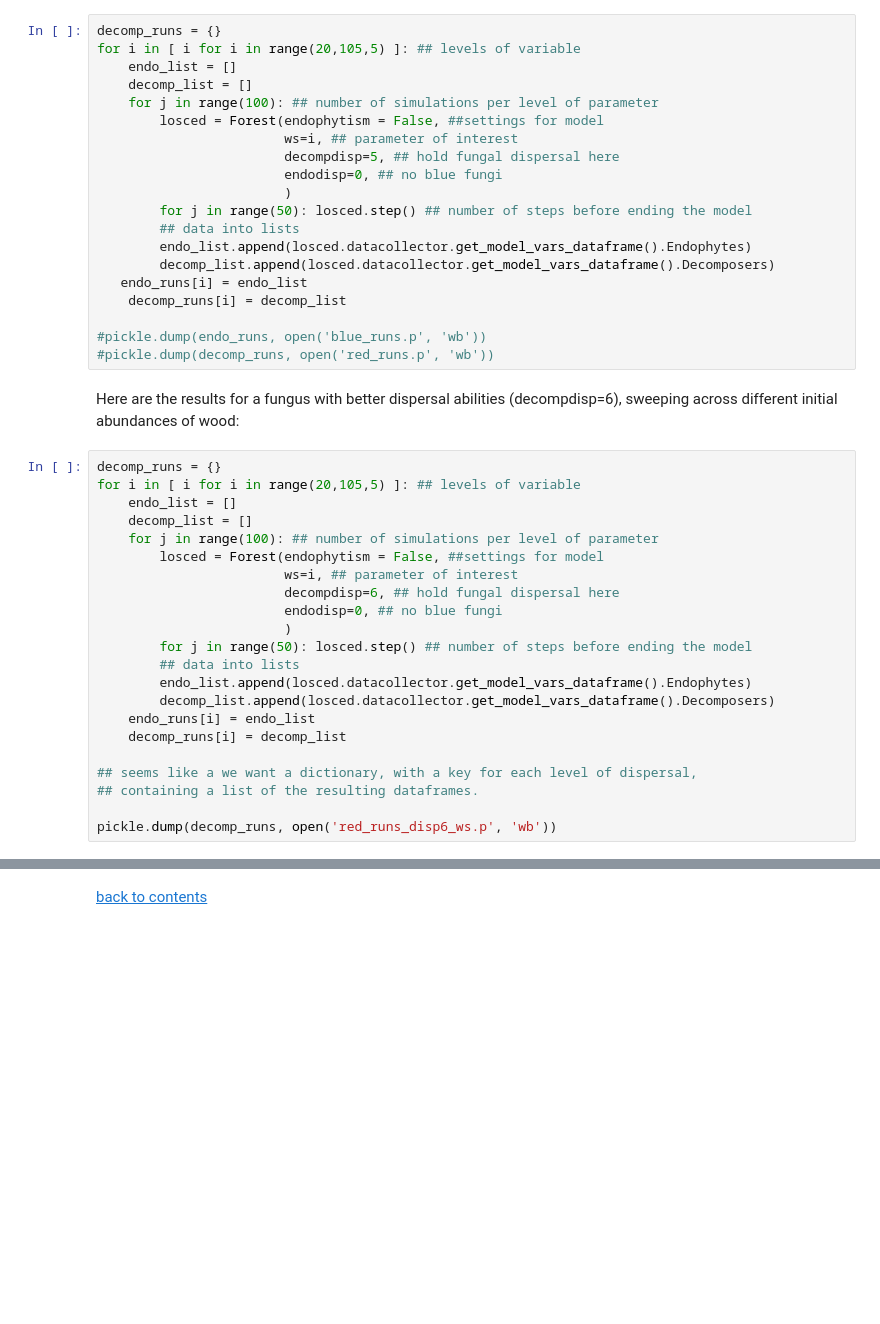
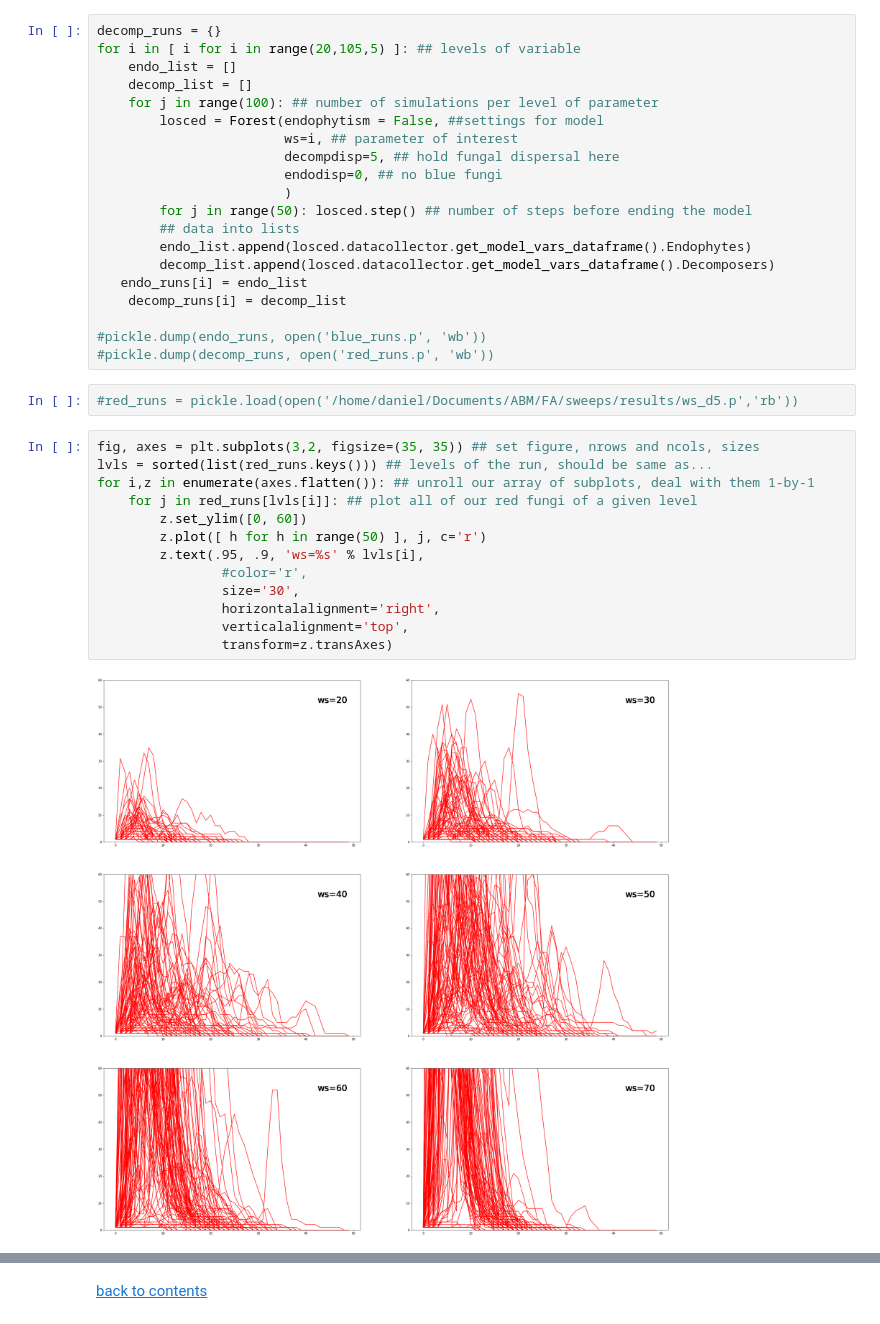
Before and after one commit to danchurch/FA_ABM, a Jupyter notebook: parameter_sweeps.ipynb, the cells around one changed output, grey strips where cells are left out. Saved outputs shown, nothing was run; the diff lists cells and outputs as text; blank space fills up the shorter version.

```diff
--- a/parameter_sweeps.ipynb
+++ b/parameter_sweeps.ipynb
@@ -120,27 +120,20 @@ for i in [ i for i in range(20,105,5) ]: ## levels of variable
 
 #pickle.dump(endo_runs, open('blue_runs.p', 'wb'))
 #pickle.dump(decomp_runs, open('red_runs.p', 'wb'))
-# %% [markdown]
-Here are the results for a fungus with better dispersal abilities (decompdisp=6), sweeping across different initial abundances of wood:
-# %%
-decomp_runs = {}
-for i in [ i for i in range(20,105,5) ]: ## levels of variable
-    endo_list = []
-    decomp_list = []
-    for j in range(100): ## number of simulations per level of parameter
-        losced = Forest(endophytism = False, ##settings for model
-                        ws=i, ## parameter of interest
-                        decompdisp=6, ## hold fungal dispersal here
-                        endodisp=0, ## no blue fungi
-                        )
-        for j in range(50): losced.step() ## number of steps before ending the model
-        ## data into lists
-        endo_list.append(losced.datacollector.get_model_vars_dataframe().Endophytes)
-        decomp_list.append(losced.datacollector.get_model_vars_dataframe().Decomposers)
-    endo_runs[i] = endo_list
-    decomp_runs[i] = decomp_list
-
-## seems like a we want a dictionary, with a key for each level of dispersal,
-## containing a list of the resulting dataframes.
-
-pickle.dump(decomp_runs, open('red_runs_disp6_ws.p', 'wb'))
+# %%
+#red_runs = pickle.load(open('/home/daniel/Documents/ABM/FA/sweeps/results/ws_d5.p','rb'))
+# %%
+fig, axes = plt.subplots(3,2, figsize=(35, 35)) ## set figure, nrows and ncols, sizes
+lvls = sorted(list(red_runs.keys())) ## levels of the run, should be same as...
+for i,z in enumerate(axes.flatten()): ## unroll our array of subplots, deal with them 1-by-1
+    for j in red_runs[lvls[i]]: ## plot all of our red fungi of a given level
+        z.set_ylim([0, 60])
+        z.plot([ h for h in range(50) ], j, c='r')
+        z.text(.95, .9, 'ws=%s' % lvls[i],
+                #color='r',
+                size='30',
+                horizontalalignment='right',
+                verticalalignment='top',
+                transform=z.transAxes)
+# %% [output]
+[figure, added]
```
Also changed, not shown: parts of 5 cells of this notebook, 4 other files.
